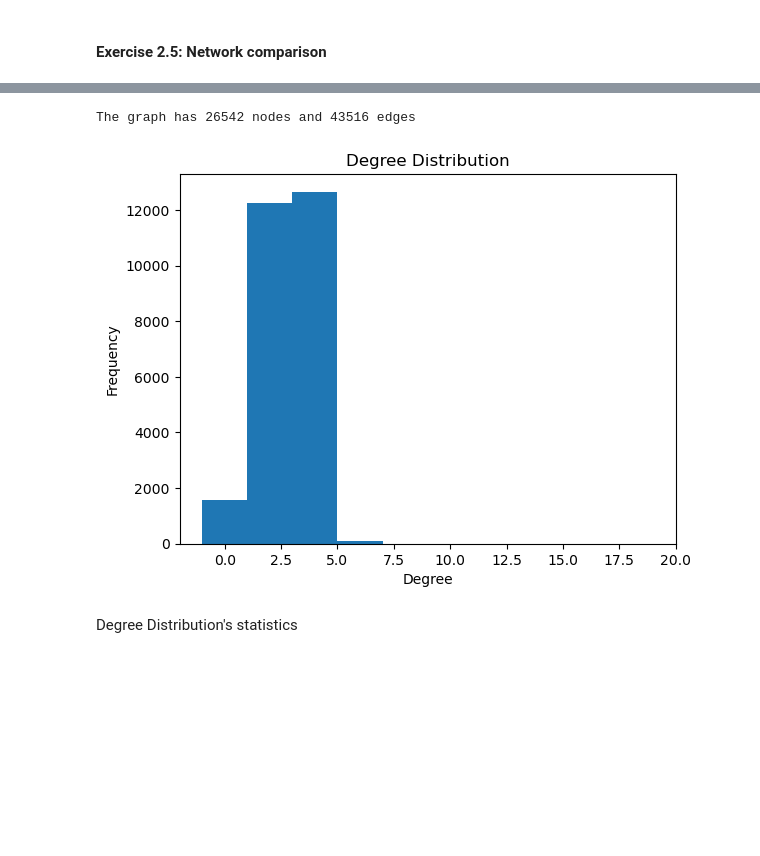
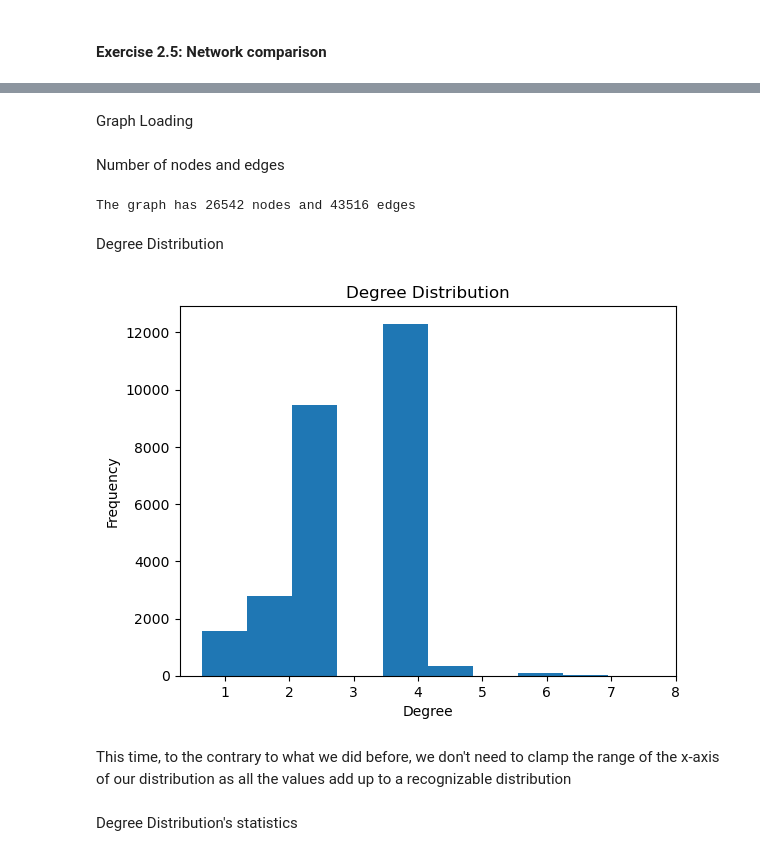
Before and after one commit to Enrico-Benedettini/Internet-Analytics---Lab-2, a Jupyter notebook: assignment/ix-lab2-notebook-part1.ipynb, the cells around one changed output, grey strips where cells are left out. Saved outputs shown, nothing was run; the diff lists cells and outputs as text; code cells hidden in the pictures; blank space fills up the shorter version.

```diff
--- a/assignment/ix-lab2-notebook-part1.ipynb
+++ b/assignment/ix-lab2-notebook-part1.ipynb
@@ -124,14 +129,15 @@ The giant component has 12576 nodes and 18317 edges
 # %%
 print(f"""
 As mentioned at https://networkx.org/documentation/stable/reference/algorithms/smallworld.html :
-'A small world network is characterized by a small average shortest path length, and a large clustering coefficient'
+'A small world network is characterized by a small average shortest path length, and a large average clustering coefficient'
 and again
 'Small-worldness is commonly measured with the coefficient sigma or omega',
 We know that a network is a small-world network if sigma > 1.
-Unfortunately, since the graph is very big, we first need to compute a random sample of it so that we're able to compute the average shortest path length over it.
+Indeed, we know that sigma is {sigma} > 1, thus network1 could be defined as a small-world network,
+but we should dig deeper into its property to understand if it actually is.
+Indeed, we should inspect the average shortest path length and clustering coefficient.
 """)
 def random_sample(G, sample_size=1000):
-    sample_size = 2000 # We pick the sample size to be 1000, a small but big enough value to actually have a reasonable sample of the graph
     # First, we take a sample of the graph
     nodes = list(G.nodes())
     sample_nodes = random.sample(nodes, sample_size)
@@ -141,29 +147,8 @@ def random_sample(G, sample_size=1000):
     lengths = [d.values() for n, d in n]
     return ([item for sublist in lengths for item in sublist], G_sample)
 
-lengths_flat, G_sample = random_sample(G,10000)
-G_sample_random = nx.lattice_reference(G_sample)
-n = list(nx.shortest_path_length(G_sample))
-lengths = [d.values() for n, d in n]
-lengths_flat_random = [item for sublist in lengths for item in sublist]
-# lengths_flat_random, G_sample_random = random_sample(G_sample,500)
+# We pick the sample size to be 10000, a small but big enough value to actually have a reasonable sample of the graph
+lengths_flat, G_sample = random_sample(G,4000)
 plt.hist(lengths_flat, align='left')
-C = nx.average_clustering(G_sample)
-Cr = nx.average_clustering(G_sample_random)
-L = np.average(lengths_flat)
-Lr = np.average(lengths_flat_random)
-sigma = C/Cr/L/Lr
-print(f"""
-The average clustering coefficient C is {C}
-The average clustering coefficient of the random sample Cr is {Cr}
-The average shortest path length L is {L}
-The average shortest path length of the random sample Lr is {Lr}
-and sigma = {sigma} hence < 1,
-thus we can infer that network1 is not a small-world network.
-In particular, since sigma might not be very significant, we can simply deduct that this networks is not a small-world network because of the dimension of C and L.
-Indeed, without evaluating sigma, we might first check the shortest path length distribution.
-This gives us a very connected graph with every node being reachable in less than 7 steps.
-But, when it later comes to compute its clustering coefficient, we immediately see that this value is very very low which is also why sigma is not bigger than 1.as_integer_ratio
-""")
 # %% [output]
 As mentioned at https://networkx.org/documentation/stable/reference/algorithms/smallworld.html :
@@ -207,19 +204,29 @@ of this very few high degree nodes.
+# %% [markdown]
+Graph Loading
+# %%
+with open("../data/network2.csv","r") as f:
+    G2 = nx.read_edgelist(f,delimiter=',')
+# %% [markdown]
+Number of nodes and edges
+# %%
+
+print(f"The graph has {G2.number_of_nodes()} nodes and {G2.number_of_edges()} edges")
+f.close()
+# %% [output]
+The graph has 26542 nodes and 43516 edges
+# %% [markdown]
+Degree Distribution
 # %%
-
-with open("../data/network2.csv","r") as f:
-    G = nx.read_edgelist(f,delimiter=',')
-    print(f"The graph has {G.number_of_nodes()} nodes and {G.number_of_edges()} edges")
-    f.close()
-
-degrees = [G.degree(n) for n in G.nodes()]
-plt.hist(degrees, range=(0,20), histtype='bar', align='left', density=False)
+degrees = [G2.degree(n) for n in G2.nodes()]
+plt.hist(degrees, histtype='bar', align='left', density=False)
 plt.xlabel('Degree')
 plt.ylabel('Frequency')
 plt.title('Degree Distribution')
 plt.show()
 # %% [output]
-The graph has 26542 nodes and 43516 edges
-[figure, old version]
+[figure, new version]
+# %% [markdown]
+This time, to the contrary to what we did before, we don't need to clamp the range of the x-axis of our distribution as all the values add up to a recognizable distribution
 # %% [markdown]
 Degree Distribution's statistics
 # %%
```
Also changed, not shown: parts of 26 cells of this notebook.
